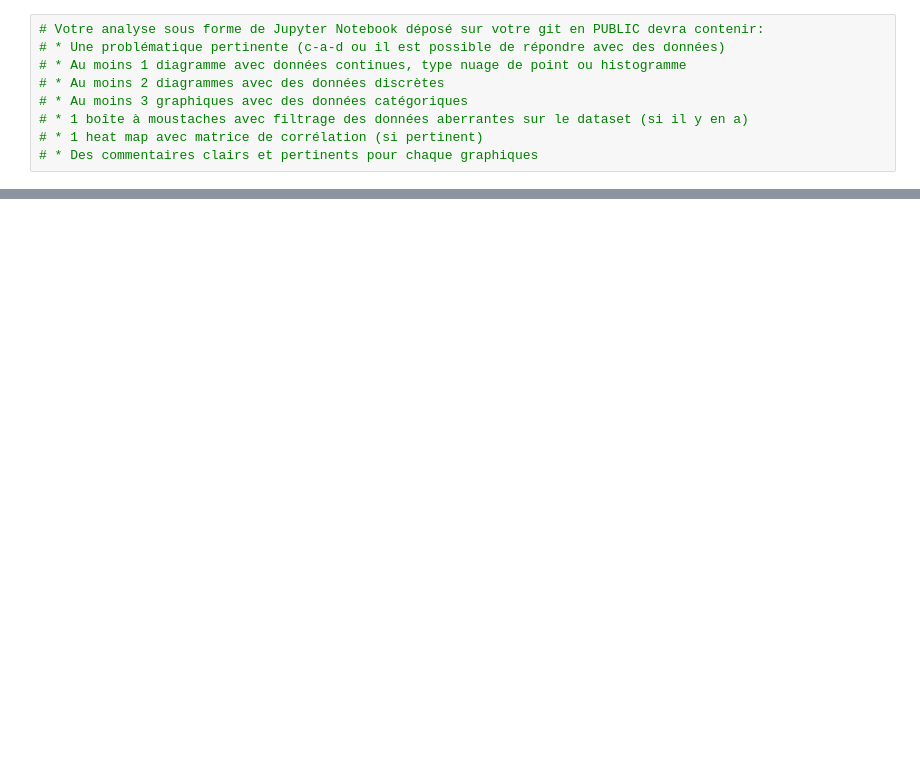
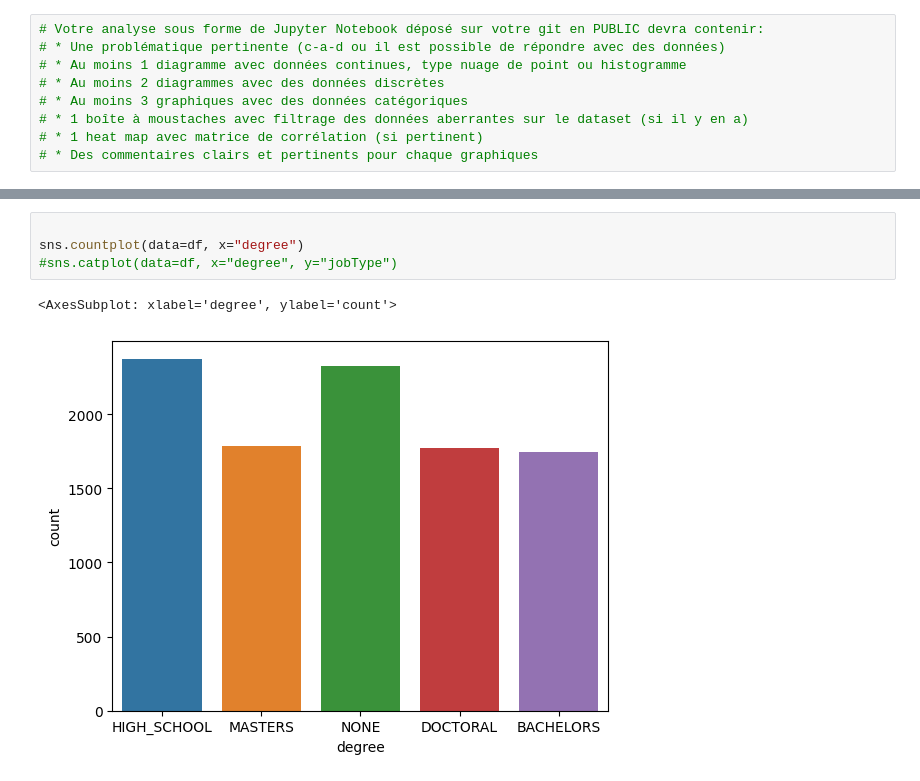
Before and after one commit to Argus416/h3hitema, a Jupyter notebook: Python/Projects/Analyse de donnée/Politique d'embauche des entreprises.ipynb, the cells around one changed output, grey strips where cells are left out. Cells and saved outputs as stored; diff of their text form; blank space fills up the shorter version.

```diff
--- a/Python/Projects/Analyse de donnée/Politique d'embauche des entreprises.ipynb
+++ b/Python/Projects/Analyse de donnée/Politique d'embauche des entreprises.ipynb
@@ -39 +52,8 @@ memory usage: 28.1+ KB
+# %%
+
+sns.countplot(data=df, x="degree")
+#sns.catplot(data=df, x="degree", y="jobType")
+# %% [output]
+<AxesSubplot: xlabel='degree', ylabel='count'>
+[figure, added]
 # %%
```
Also changed, not shown: parts of 8 cells of this notebook.
